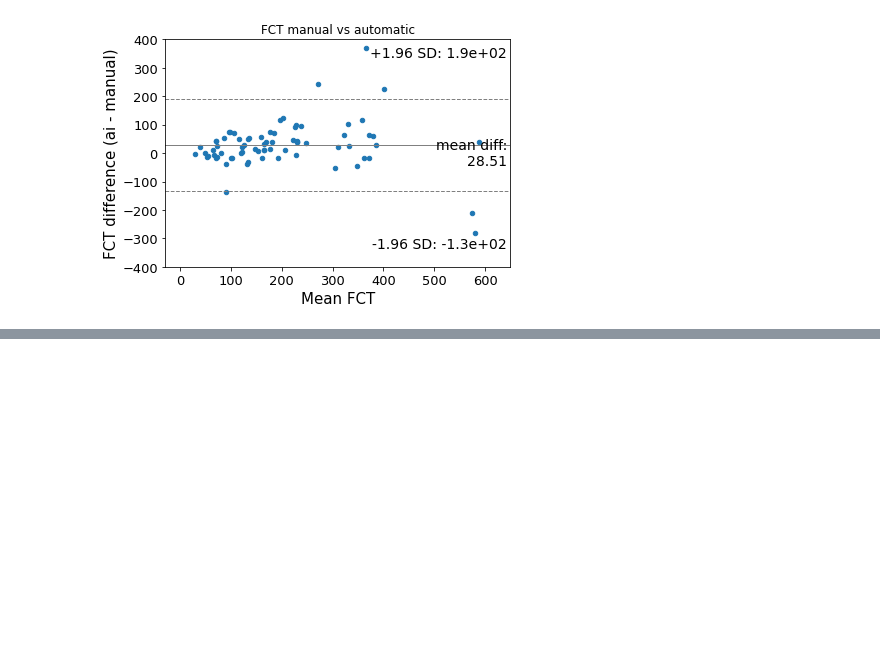
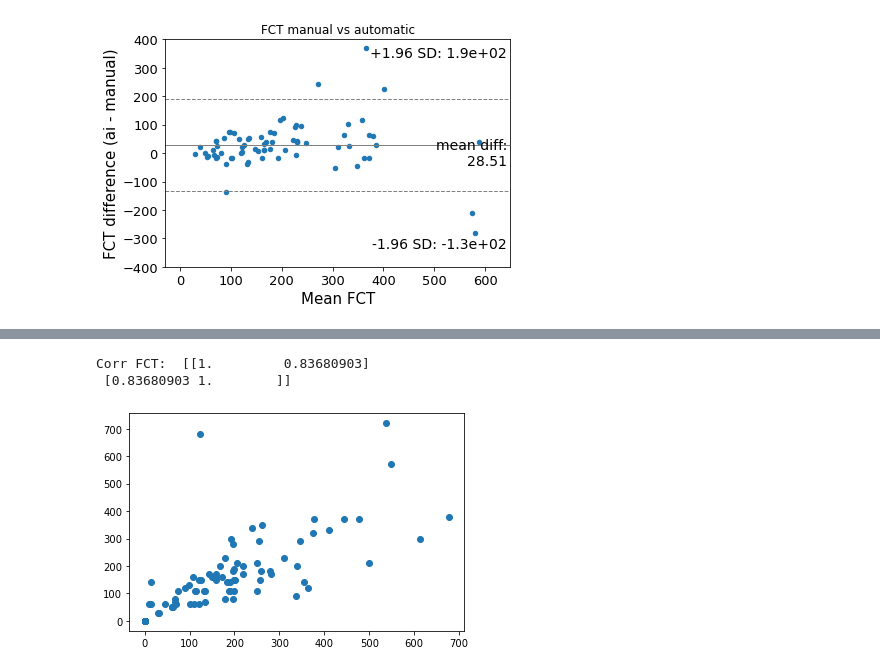
Before and after one commit to Gonzalo2408/CardiacOCT-project, a Jupyter notebook: metrics_build/plot_bland_altman.ipynb, the cells around one changed output, grey strips where cells are left out. Cells and saved outputs as stored; diff of their text form; code cells hidden in the pictures; blank space fills up the shorter version.

```diff
--- a/metrics_build/plot_bland_altman.ipynb
+++ b/metrics_build/plot_bland_altman.ipynb
@@ -201,0 +172,8 @@ See the caveats in the documentation: https://pandas.pydata.org/pandas-docs/stab
+# %%
+print('Corr FCT: ', np.corrcoef(auto_fct_manual_seg, manual_fct_manual_seg))
+plt.scatter(auto_fct_manual_seg, manual_fct_manual_seg)
+plt.show()
+# %% [output]
+Corr FCT:  [[1.         0.83680903]
+ [0.83680903 1.        ]]
+[figure, added]
```
Also changed, not shown: parts of 13 cells of this notebook, 6 other files.
